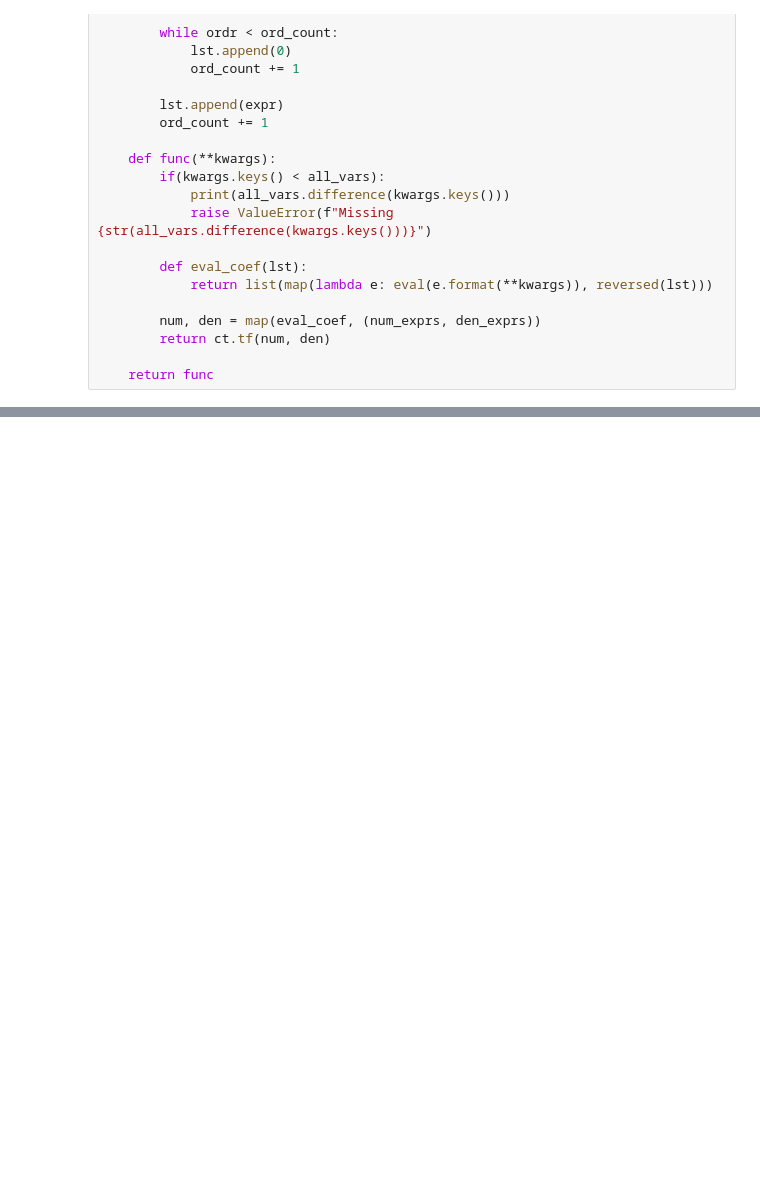
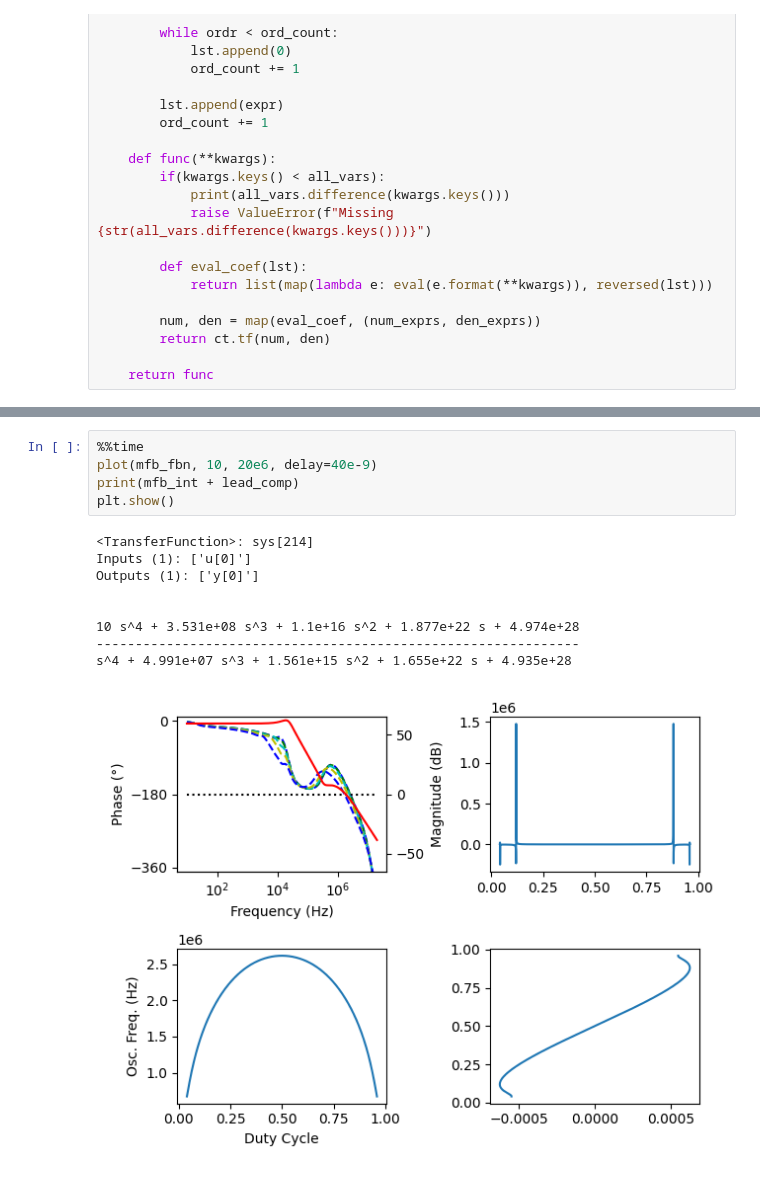
Before and after one commit to aaronlockhartdev/class-d-amp, a Jupyter notebook: loop_analysis/main.ipynb, the cells around one changed output, grey strips where cells are left out. Cells and saved outputs as stored; diff of their text form; blank space fills up the shorter version.

```diff
--- a/loop_analysis/main.ipynb
+++ b/loop_analysis/main.ipynb
@@ -297,0 +292,15 @@ Wall time: 3.84 s
+# %%
+%%time
+plot(mfb_fbn, 10, 20e6, delay=40e-9)
+print(mfb_int + lead_comp)
+plt.show()
+# %% [output]
+<TransferFunction>: sys[214]
+Inputs (1): ['u[0]']
+Outputs (1): ['y[0]']
+
+
+10 s^4 + 3.531e+08 s^3 + 1.1e+16 s^2 + 1.877e+22 s + 4.974e+28
+--------------------------------------------------------------
+s^4 + 4.991e+07 s^3 + 1.561e+15 s^2 + 1.655e+22 s + 4.935e+28
+[figure, added]
```
Also changed, not shown: parts of 7 cells of this notebook, 11 other files.
